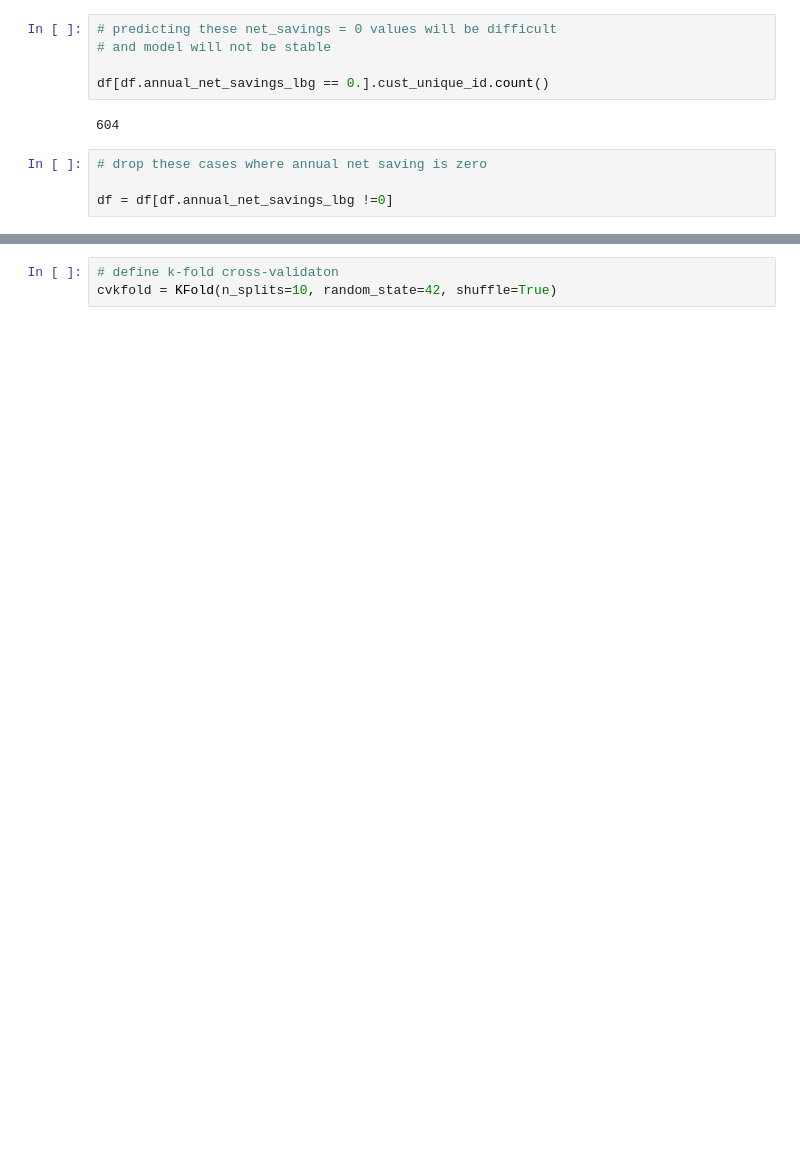
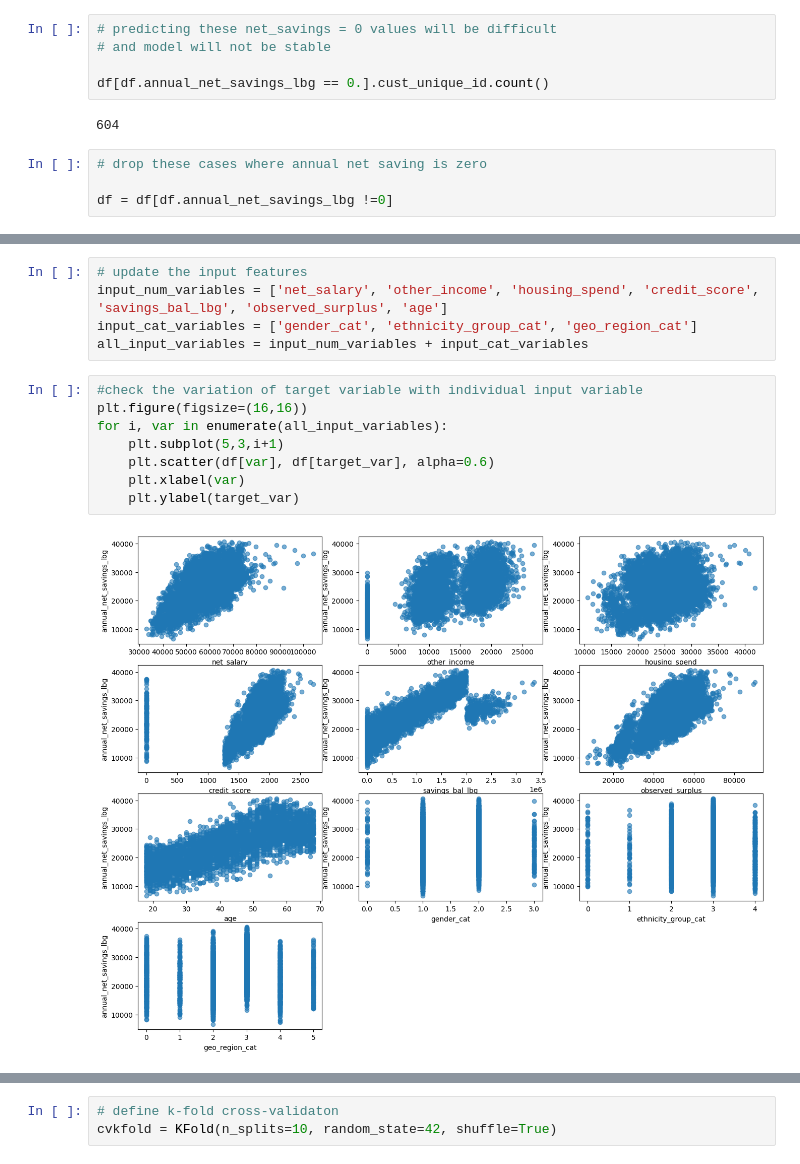
Before and after one commit to hasibahmed/exercise, a Jupyter notebook: technical_exercise/4.ml_model.ipynb, the cells around one changed output, grey strips where cells are left out. Cells and saved outputs as stored; diff of their text form; blank space fills up the shorter version.

```diff
--- a/technical_exercise/4.ml_model.ipynb
+++ b/technical_exercise/4.ml_model.ipynb
@@ -61,3 +62,18 @@ If its necessary to predict the cases where net savings will be 0, we should tra
+# %%
+# update the input features
+input_num_variables = ['net_salary', 'other_income', 'housing_spend', 'credit_score', 'savings_bal_lbg', 'observed_surplus', 'age']
+input_cat_variables = ['gender_cat', 'ethnicity_group_cat', 'geo_region_cat']
+all_input_variables = input_num_variables + input_cat_variables
+# %%
+#check the variation of target variable with individual input variable
+plt.figure(figsize=(16,16))
+for i, var in enumerate(all_input_variables):
+    plt.subplot(5,3,i+1)
+    plt.scatter(df[var], df[target_var], alpha=0.6)
+    plt.xlabel(var)
+    plt.ylabel(target_var)
+# %% [output]
+[figure, added]
 # %%
 # since we have large scale in our numerical distribution, scaling the data with a MinMaxScalar will be suitable since it will preserve the shape of the distribution with values [0,1]
 # lets check the transformed data to make sure
```
Also changed, not shown: parts of 23 cells of this notebook.
